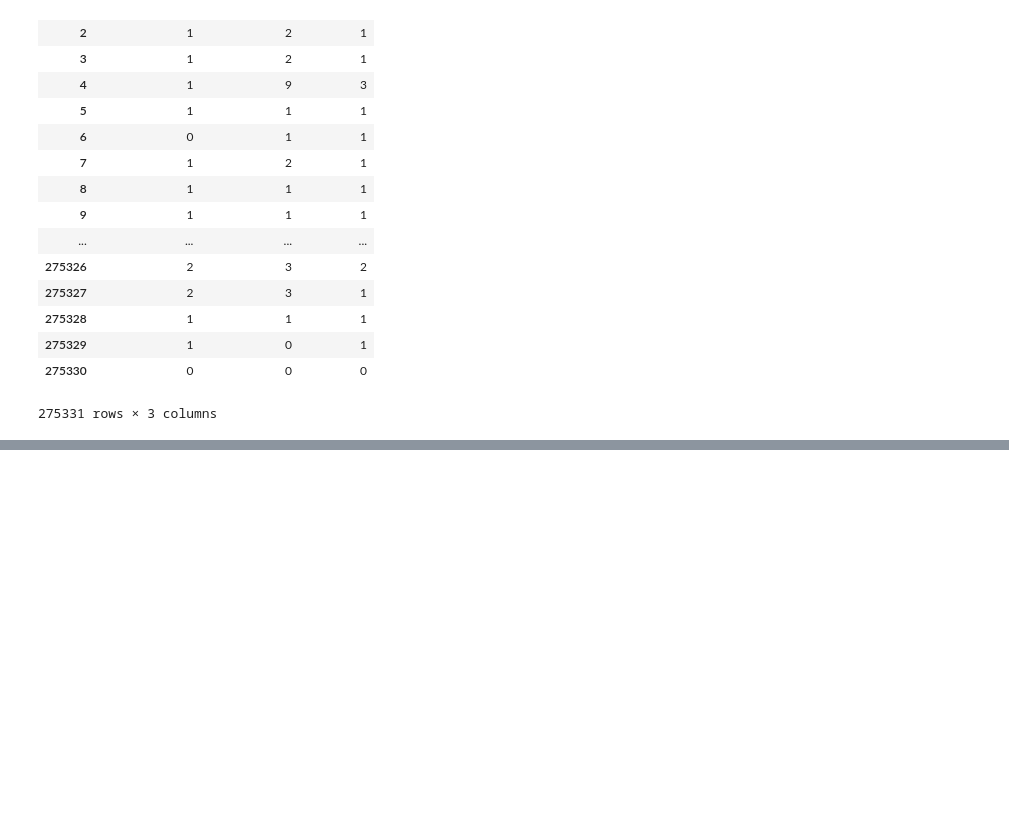
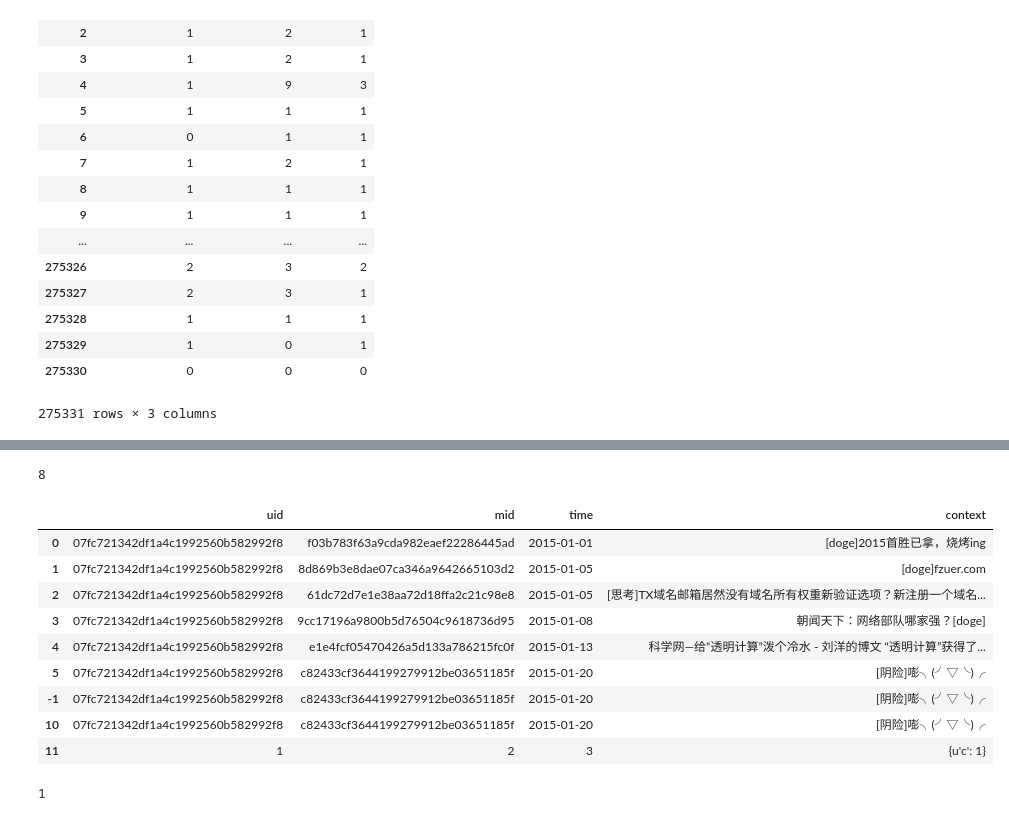
Before and after one commit to JeremyLi28/Data-pipeline-for-Sina-Weibo-Interaction-prediction, a Jupyter notebook: notebooks/BagOfWords.ipynb, the cells around one changed output, grey strips where cells are left out. Cells and saved outputs as stored; diff of their text form; code cells hidden in the pictures; blank space fills up the shorter version.

```diff
--- a/notebooks/BagOfWords.ipynb
+++ b/notebooks/BagOfWords.ipynb
@@ -502,0 +542,4 @@ fw.genResult('BOW_LR_2014-12-01_2014-12-31',fw.weibo_predict_data[['uid','mid','
+# %%
+b=fw.weibo_predict_data.head()
+# %%
+b.add(a,axis='index')
@@ -502,0 +557,2 @@ fw.genResult('BOW_LR_2014-12-01_2014-12-31',fw.weibo_predict_data[['uid','mid','
+# %%
+b.loc[10]=a
@@ -502,0 +571,23 @@ fw.genResult('BOW_LR_2014-12-01_2014-12-31',fw.weibo_predict_data[['uid','mid','
+# %%
+len(b)
+# %% [output]
+8
+# %%
+b.loc[11]=[1,2,3,{'c':1}]
+# %%
+b
+# %% [output]
+|  | uid | mid | time | context |
+| 0 | 07fc721342df1a4c1992560b582992f8 | f03b783f63a9cda982eaef22286445ad | 2015-01-01 | [doge]2015首胜已拿，烧烤ing |
+| 1 | 07fc721342df1a4c1992560b582992f8 | 8d869b3e8dae07ca346a9642665103d2 | 2015-01-05 | [doge]fzuer.com |
+| 2 | 07fc721342df1a4c1992560b582992f8 | 61dc72d7e1e38aa72d18ffa2c21c98e8 | 2015-01-05 | [思考]TX域名邮箱居然没有域名所有权重新验证选项？新注册一个域名... |
+| 3 | 07fc721342df1a4c1992560b582992f8 | 9cc17196a9800b5d76504c9618736d95 | 2015-01-08 | 朝闻天下：网络部队哪家强？[doge] |
+| 4 | 07fc721342df1a4c1992560b582992f8 | e1e4fcf05470426a5d133a786215fc0f | 2015-01-13 | 科学网—给“透明计算”泼个冷水 - 刘洋的博文 “透明计算”获得了... |
+| 5 | 07fc721342df1a4c1992560b582992f8 | c82433cf3644199279912be03651185f | 2015-01-20 | [阴险]嘭╮(╯▽╰)╭ |
+| -1 | 07fc721342df1a4c1992560b582992f8 | c82433cf3644199279912be03651185f | 2015-01-20 | [阴险]嘭╮(╯▽╰)╭ |
+| 10 | 07fc721342df1a4c1992560b582992f8 | c82433cf3644199279912be03651185f | 2015-01-20 | [阴险]嘭╮(╯▽╰)╭ |
+| 11 | 1 | 2 | 3 | {u'c': 1} |
+# %%
+b.ix[11].context['c']
+# %% [output]
+1
```
Also changed, not shown: parts of 11 cells of this notebook, 4 other files.
